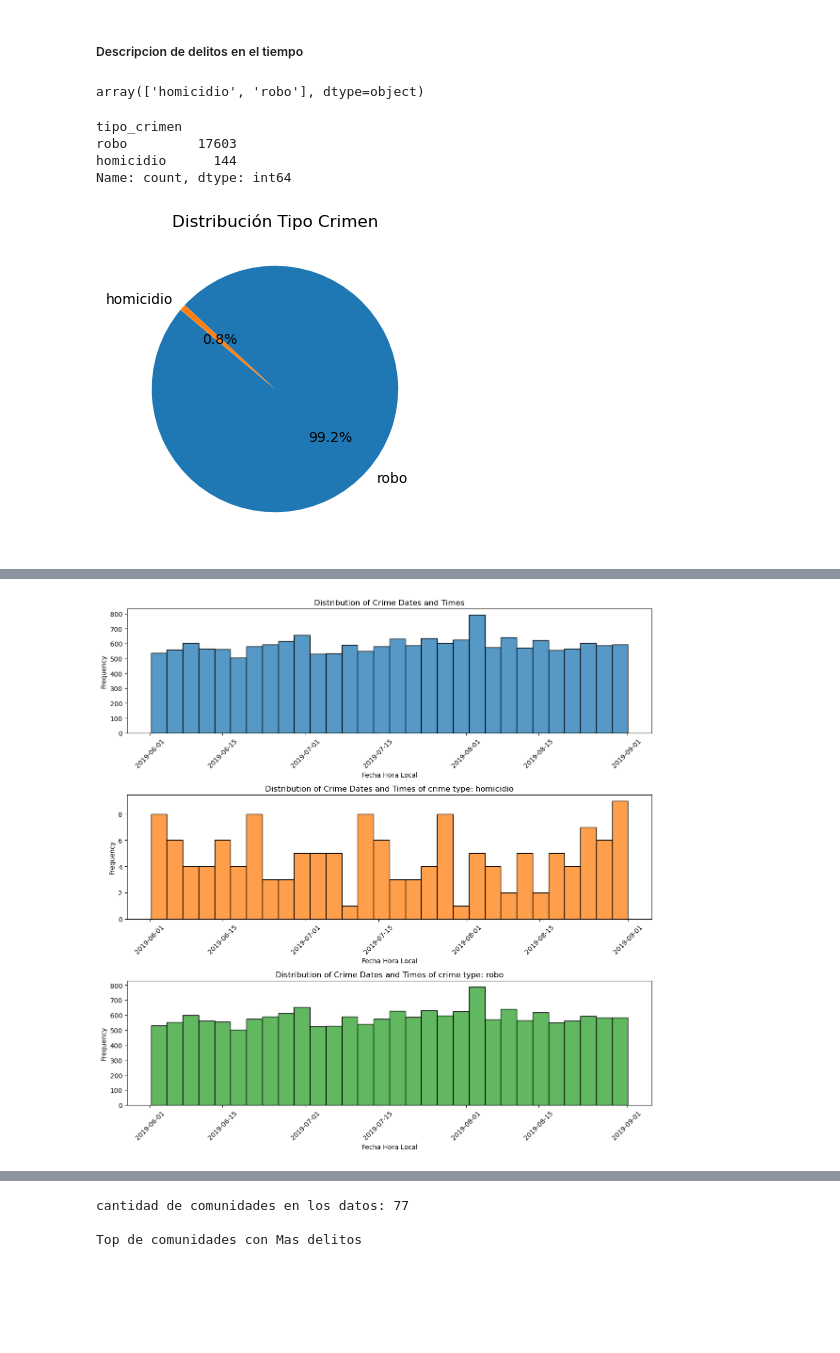
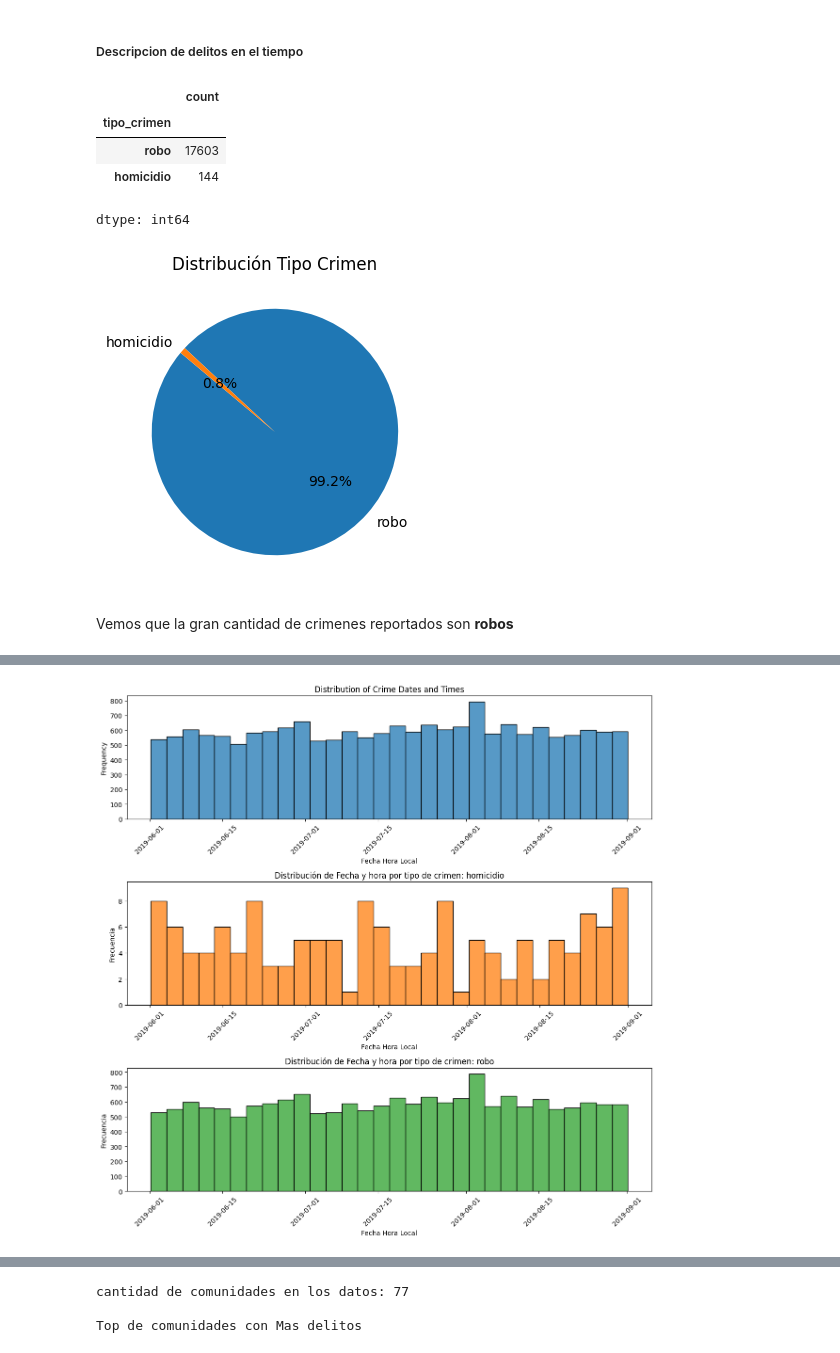
Before and after one commit to paulguz261/MIAD_2024_NO_SUPERVISADO, a Jupyter notebook: Week7/S7_LC_Taller_Geograficos_KDE.ipynb, the cells around one changed output, grey strips where cells are left out. Cells and saved outputs as stored; diff of their text form; code cells hidden in the pictures; blank space fills up the shorter version.

```diff
--- a/Week7/S7_LC_Taller_Geograficos_KDE.ipynb
+++ b/Week7/S7_LC_Taller_Geograficos_KDE.ipynb
@@ -60,6 +54,9 @@ import statsmodels.api as sm
 # %%
 # Utilice este espacio para escribir el código.
-delitos = pd.read_csv('data/Chicago_delitos_verano_2019.csv')
+dir_datos = 'data/Chicago_delitos_verano_2019.csv'
+#dir_datos = "/content/drive/MyDrive/Colab Notebooks/MIAD/no_sup/Week7/data/Chicago_delitos_verano_2019.csv"
+
+delitos = pd.read_csv(dir_datos)
 
 display(delitos.head(3))
 delitos.info()
@@ -93,10 +90,6 @@ delitos.head(3)
 | 2 | 2019-06-01T12:46:00Z | homicidio | 25 | 41.877622 | -87.750728 | 2019-06-01 12:46:00+00:00 | 2019-06-01 07:46:00-05:00 | 7 | ... |
 # %% [markdown]
 ##### Descripcion de delitos en el tiempo
-# %%
-delitos["tipo_crimen"].unique()
-# %% [output]
-array(['homicidio', 'robo'], dtype=object)
 # %%
 # Count the occurrences of each crime type
 crime_counts = delitos['tipo_crimen'].value_counts()
@@ -107,45 +100,45 @@ plt.pie(crime_counts, labels=crime_counts.index, autopct='%1.1f%%', startangle=1
 plt.title('Distribución Tipo Crimen')
 plt.show()
 # %% [output]
+|  | count |
+| tipo_crimen |  |
+| robo | 17603 |
+| homicidio | 144 |
-tipo_crimen
-robo         17603
-homicidio      144
-Name: count, dtype: int64
+dtype: int64
-[figure, old version]
+[figure, new version]
+# %% [markdown]
+Vemos que la gran cantidad de crimenes reportados son **robos**
 # %%
 display(delitos[['fecha_hora_local']].describe().T)
 
 n_rows = 3
 colors = plt.cm.tab10(np.arange(0, n_rows))
 fig, ax = plt.subplots(n_rows,1,figsize=(12,n_rows*4))
 axs = ax.flatten()
 
 # Plot histogram
 sns.histplot(delitos['fecha_hora_local'], bins=30, kde=False, ax=axs[0])
 axs[0].set_title('Distribution of Crime Dates and Times')
 axs[0].set_xlabel('Fecha Hora Local')
 axs[0].set_ylabel('Frequency')
 axs[0].tick_params(axis='x', rotation=45)
 
 fltr_homicidio = delitos["tipo_crimen"] == "homicidio"
 fltr_robo = delitos["tipo_crimen"] == "robo"
 
 for i,tc in enumerate(delitos["tipo_crimen"].unique()):
 
     fltr_categ = delitos["tipo_crimen"] == tc
 
     sns.histplot(delitos.loc[fltr_categ,'fecha_hora_local'], bins=30, kde=False, ax=axs[i+1], color=colors[i+1])
-    axs[i+1].set_title('Distribution of Crime Dates and Times of crime type: {}'.format(tc))
+    axs[i+1].set_title('Distribución de Fecha y hora por tipo de crimen: {}'.format(tc))
     axs[i+1].set_xlabel('Fecha Hora Local')
-    axs[i+1].set_ylabel('Frequency')
+    axs[i+1].set_ylabel('Frecuencia')
     axs[i+1].tick_params(axis='x', rotation=45)
-
-
-
 
 plt.tight_layout()
 plt.show()
 # %% [output]
 |  | count | mean | min | 25% | 50% | 75% | max |
 | fecha_hora_local | 17747 | 2019-07-17 15:31:51.030596864-05:00 | 2019-06-01 00:00:00-05:00 | 2019-06-25 06:25:00-05:00 | 2019-07-18 13:45:00-05:00 | 2019-08-08 19:00:00-05:00 | 2019-08-31 23:48:00-05:00 |
-[figure, old version]
+[figure, new version]
```
Also changed, not shown: parts of 93 cells of this notebook, 7 other files.
